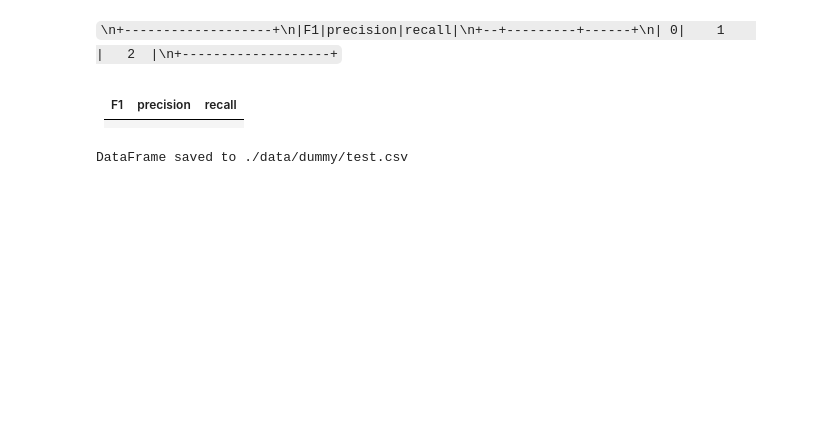
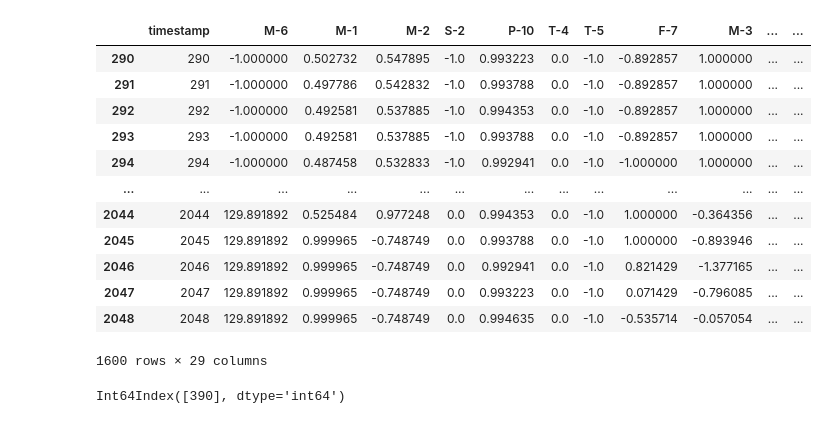
Before and after one commit to mhidea/GDN, a Jupyter notebook: modelTest.ipynb, the cells around one changed output. Saved outputs shown, nothing was run; the diff lists cells and outputs as text; code cells hidden in the pictures; blank space fills up the shorter version.

````diff
--- a/modelTest.ipynb
+++ b/modelTest.ipynb
@@ -8,6 +0,0 @@ markdown
-# %% [markdown]
-```\n+-------------------+\n|F1|precision|recall|\n+--+---------+------+\n| 0|    1    |   2  |\n+-------------------+```
-# %% [markdown]
-| F1 | precision | recall |
-|----|-----------|--------|
-|    |           |        |
@@ -14,21 +3,49 @@ markdown
 # %%
 import pandas as pd
 import numpy as np
+from util.data import getAttacks
+from util.preprocess import findSensorActuator
 
-# Create a DataFrame with 3 columns ('a', 'b', 'c') and 100 random rows
-data = {
-    'datetime':np.arange(1, 101),
-    'a': np.random.random(100),  # Random floats between 0 and 1
-    'b': np.random.random(100),
-    'c': np.random.random(100),
-    'attack':np.random.randint(0,2,100)
-}
-df = pd.DataFrame(data)
+# # Create a DataFrame with 3 columns ('a', 'b', 'c') and 100 random rows
+# data = {
+#     'datetime':np.arange(1, 101),
+#     'a': np.random.random(100),  # Random floats between 0 and 1
+#     'b': np.random.random(100),
+#     'c': np.random.random(100),
+#     'attack':np.random.randint(0,2,100)
+# }
+# df = pd.DataFrame(data)
 
-# Save the DataFrame to a CSV file
-csv_file_name = "./data/dummy/test.csv"
-df.to_csv(csv_file_name, index=False)
+# # Save the DataFrame to a CSV file
+# csv_file_name = "./data/dummy/test.csv"
+# df.to_csv(csv_file_name, index=False)
 
-print(f"DataFrame saved to {csv_file_name}")
+# print(f"DataFrame saved to {csv_file_name}")
-# %% [output]
-DataFrame saved to ./data/dummy/test.csv
+# %%
+dataset_name="msl"
+
+
+train=pd.read_csv(f"./data/{dataset_name}/train.csv")
+test=pd.read_csv(f"./data/{dataset_name}/test.csv")
+# %%
+test[test['attack']==1]
+# %% [output]
+|  | timestamp | M-6 | M-1 | M-2 | S-2 | P-10 | T-4 | T-5 | F-7 | M-3 | ... | ... |
+| 290 | 290 | -1.000000 | 0.502732 | 0.547895 | -1.0 | 0.993223 | 0.0 | -1.0 | -0.892857 | 1.000000 | ... | ... |
+| 291 | 291 | -1.000000 | 0.497786 | 0.542832 | -1.0 | 0.993788 | 0.0 | -1.0 | -0.892857 | 1.000000 | ... | ... |
+| 292 | 292 | -1.000000 | 0.492581 | 0.537885 | -1.0 | 0.994353 | 0.0 | -1.0 | -0.892857 | 1.000000 | ... | ... |
+| 293 | 293 | -1.000000 | 0.492581 | 0.537885 | -1.0 | 0.993788 | 0.0 | -1.0 | -0.892857 | 1.000000 | ... | ... |
+| 294 | 294 | -1.000000 | 0.487458 | 0.532833 | -1.0 | 0.992941 | 0.0 | -1.0 | -1.000000 | 1.000000 | ... | ... |
+| ... | ... | ... | ... | ... | ... | ... | ... | ... | ... | ... | ... | ... |
+| 2044 | 2044 | 129.891892 | 0.525484 | 0.977248 | 0.0 | 0.994353 | 0.0 | -1.0 | 1.000000 | -0.364356 | ... | ... |
+| 2045 | 2045 | 129.891892 | 0.999965 | -0.748749 | 0.0 | 0.993788 | 0.0 | -1.0 | 1.000000 | -0.893946 | ... | ... |
+| 2046 | 2046 | 129.891892 | 0.999965 | -0.748749 | 0.0 | 0.992941 | 0.0 | -1.0 | 0.821429 | -1.377165 | ... | ... |
+| 2047 | 2047 | 129.891892 | 0.999965 | -0.748749 | 0.0 | 0.993223 | 0.0 | -1.0 | 0.071429 | -0.796085 | ... | ... |
+| 2048 | 2048 | 129.891892 | 0.999965 | -0.748749 | 0.0 | 0.994635 | 0.0 | -1.0 | -0.535714 | -0.057054 | ... | ... |
+1600 rows × 29 columns
+# %%
+r1 = test[(test['attack'] == 1) & (test['attack'].shift() == 0)].index
+r2 = test[(test['attack'] == 1) & (test['attack'].shift(-1) == 0)].index
+r2
+# %% [output]
+Int64Index([390], dtype='int64')
````
Also changed, not shown: parts of 5 cells of this notebook, 6 other files.
